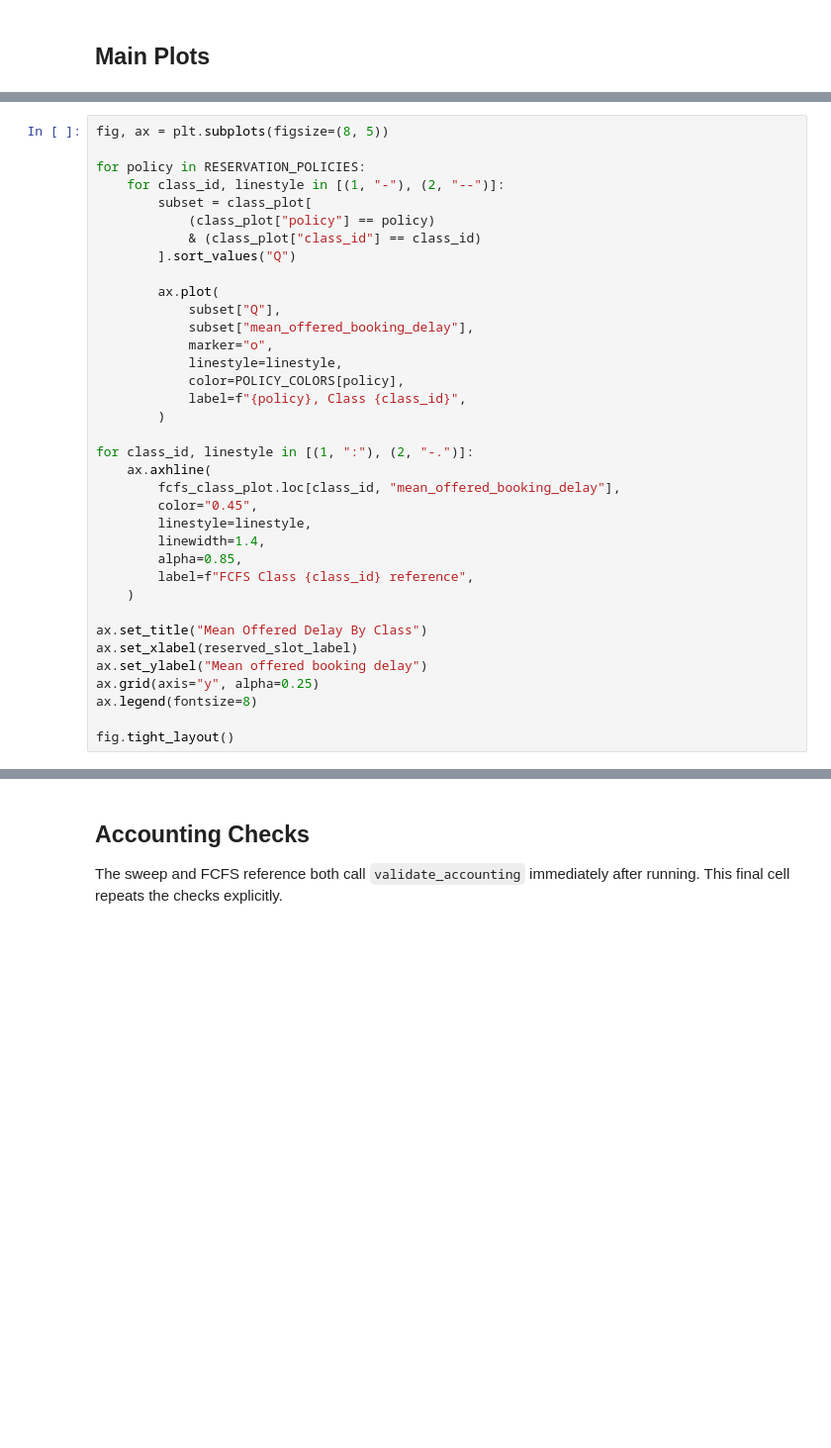
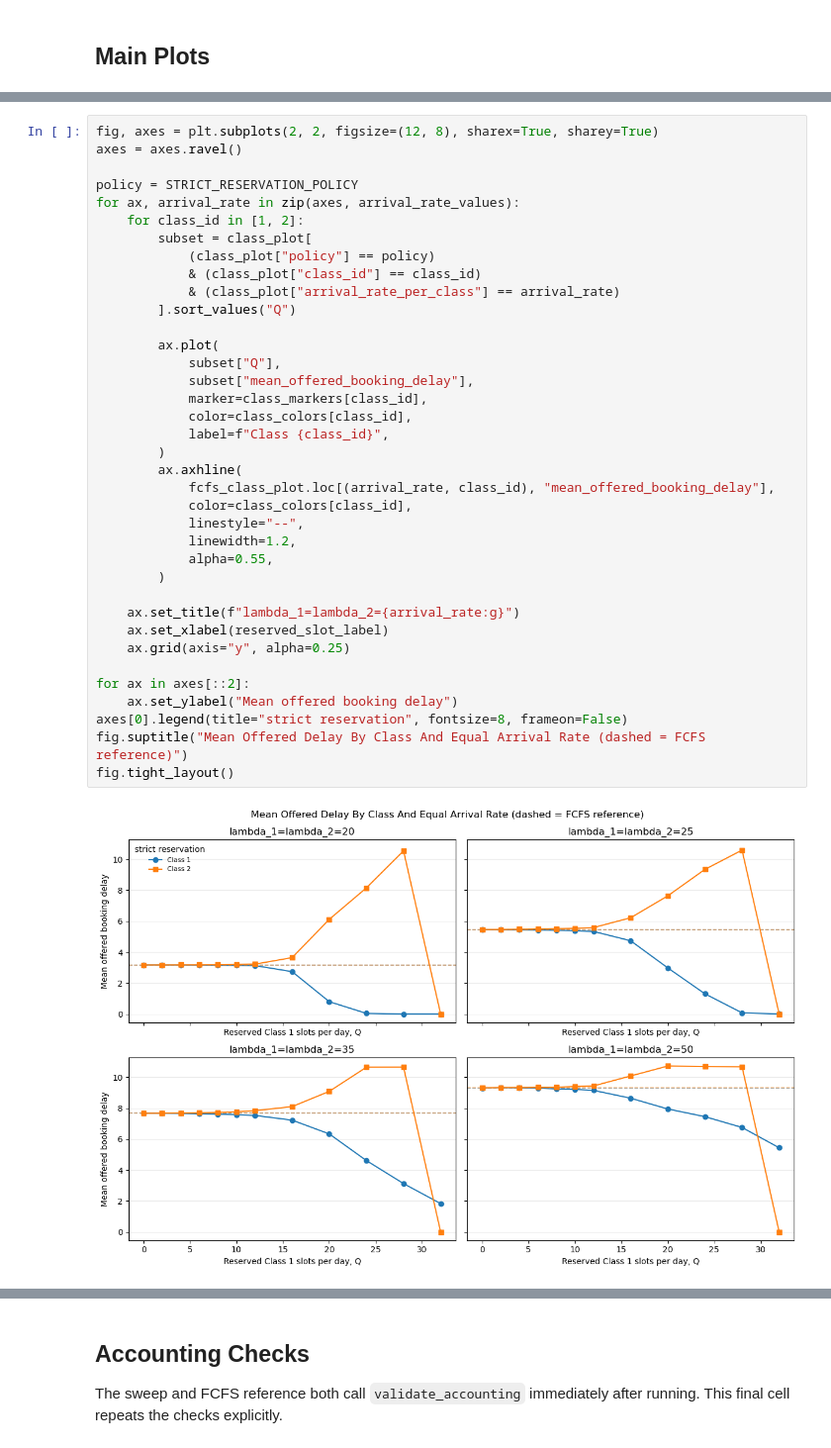
Before and after one commit to YcartXin/CUIMC-Appointment-Simulation, a Jupyter notebook: notebooks/08_reserved_capacity_sensitivity.ipynb, the cells around one changed output, grey strips where cells are left out. Shown at 99% size. Saved outputs shown, nothing was run; the diff lists cells and outputs as text; blank space fills up the shorter version.

```diff
--- a/notebooks/08_reserved_capacity_sensitivity.ipynb
+++ b/notebooks/08_reserved_capacity_sensitivity.ipynb
@@ -504,37 +489,40 @@ fig.tight_layout()
 # %%
-fig, ax = plt.subplots(figsize=(8, 5))
+fig, axes = plt.subplots(2, 2, figsize=(12, 8), sharex=True, sharey=True)
+axes = axes.ravel()
 
-for policy in RESERVATION_POLICIES:
-    for class_id, linestyle in [(1, "-"), (2, "--")]:
+policy = STRICT_RESERVATION_POLICY
+for ax, arrival_rate in zip(axes, arrival_rate_values):
+    for class_id in [1, 2]:
         subset = class_plot[
             (class_plot["policy"] == policy)
             & (class_plot["class_id"] == class_id)
+            & (class_plot["arrival_rate_per_class"] == arrival_rate)
         ].sort_values("Q")
 
         ax.plot(
             subset["Q"],
             subset["mean_offered_booking_delay"],
-            marker="o",
-            linestyle=linestyle,
-            color=POLICY_COLORS[policy],
-            label=f"{policy}, Class {class_id}",
+            marker=class_markers[class_id],
+            color=class_colors[class_id],
+            label=f"Class {class_id}",
+        )
+        ax.axhline(
+            fcfs_class_plot.loc[(arrival_rate, class_id), "mean_offered_booking_delay"],
+            color=class_colors[class_id],
+            linestyle="--",
+            linewidth=1.2,
+            alpha=0.55,
         )
 
-for class_id, linestyle in [(1, ":"), (2, "-.")]:
-    ax.axhline(
-        fcfs_class_plot.loc[class_id, "mean_offered_booking_delay"],
-        color="0.45",
-        linestyle=linestyle,
-        linewidth=1.4,
-        alpha=0.85,
-        label=f"FCFS Class {class_id} reference",
-    )
+    ax.set_title(f"lambda_1=lambda_2={arrival_rate:g}")
+    ax.set_xlabel(reserved_slot_label)
+    ax.grid(axis="y", alpha=0.25)
 
-ax.set_title("Mean Offered Delay By Class")
-ax.set_xlabel(reserved_slot_label)
-ax.set_ylabel("Mean offered booking delay")
-ax.grid(axis="y", alpha=0.25)
-ax.legend(fontsize=8)
-
+for ax in axes[::2]:
+    ax.set_ylabel("Mean offered booking delay")
+axes[0].legend(title="strict reservation", fontsize=8, frameon=False)
+fig.suptitle("Mean Offered Delay By Class And Equal Arrival Rate (dashed = FCFS reference)")
 fig.tight_layout()
+# %% [output]
+[figure, added]
 # %%
```
Also changed, not shown: parts of 17 cells of this notebook, 31 other files.
